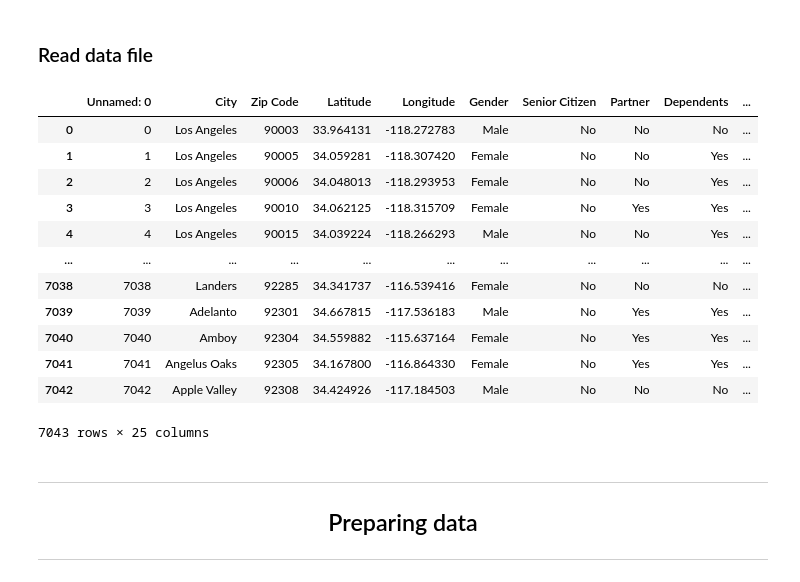
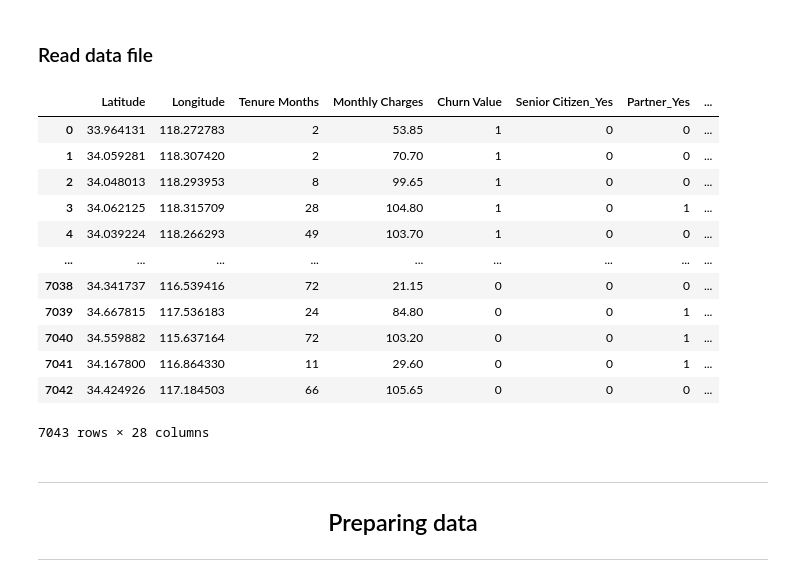
Before and after one commit to ABF-QC/Module2_Project2_team, a Jupyter notebook: notebook/Model3.ipynb, the cells around one changed output. Drawn from its saved outputs; the diff is of its cells as text; code cells hidden in the pictures.

```diff
--- a/notebook/Model3.ipynb
+++ b/notebook/Model3.ipynb
@@ -26,22 +27,22 @@ from sklearn.metrics import classification_report, confusion_matrix, accuracy_sc
 # %% [markdown]
 ### Read data file
 # %%
-churn_df = pd.read_excel('../data/churn_cleaned.xlsx')
+churn_df = pd.read_excel('../data/churn_cleaned_featEng.xlsx')
 churn_df
 # %% [output]
-|  | Unnamed: 0 | City | Zip Code | Latitude | Longitude | Gender | Senior Citizen | Partner | Dependents | ... |
-| 0 | 0 | Los Angeles | 90003 | 33.964131 | -118.272783 | Male | No | No | No | ... |
-| 1 | 1 | Los Angeles | 90005 | 34.059281 | -118.307420 | Female | No | No | Yes | ... |
-| 2 | 2 | Los Angeles | 90006 | 34.048013 | -118.293953 | Female | No | No | Yes | ... |
-| 3 | 3 | Los Angeles | 90010 | 34.062125 | -118.315709 | Female | No | Yes | Yes | ... |
-| 4 | 4 | Los Angeles | 90015 | 34.039224 | -118.266293 | Male | No | No | Yes | ... |
-| ... | ... | ... | ... | ... | ... | ... | ... | ... | ... | ... |
-| 7038 | 7038 | Landers | 92285 | 34.341737 | -116.539416 | Female | No | No | No | ... |
-| 7039 | 7039 | Adelanto | 92301 | 34.667815 | -117.536183 | Male | No | Yes | Yes | ... |
-| 7040 | 7040 | Amboy | 92304 | 34.559882 | -115.637164 | Female | No | Yes | Yes | ... |
-| 7041 | 7041 | Angelus Oaks | 92305 | 34.167800 | -116.864330 | Female | No | Yes | Yes | ... |
-| 7042 | 7042 | Apple Valley | 92308 | 34.424926 | -117.184503 | Male | No | No | No | ... |
+|  | Latitude | Longitude | Tenure Months | Monthly Charges | Churn Value | Senior Citizen_Yes | Partner_Yes | ... |
+| 0 | 33.964131 | 118.272783 | 2 | 53.85 | 1 | 0 | 0 | ... |
+| 1 | 34.059281 | 118.307420 | 2 | 70.70 | 1 | 0 | 0 | ... |
+| 2 | 34.048013 | 118.293953 | 8 | 99.65 | 1 | 0 | 0 | ... |
+| 3 | 34.062125 | 118.315709 | 28 | 104.80 | 1 | 0 | 1 | ... |
+| 4 | 34.039224 | 118.266293 | 49 | 103.70 | 1 | 0 | 0 | ... |
+| ... | ... | ... | ... | ... | ... | ... | ... | ... |
+| 7038 | 34.341737 | 116.539416 | 72 | 21.15 | 0 | 0 | 0 | ... |
+| 7039 | 34.667815 | 117.536183 | 24 | 84.80 | 0 | 0 | 1 | ... |
+| 7040 | 34.559882 | 115.637164 | 72 | 103.20 | 0 | 0 | 1 | ... |
+| 7041 | 34.167800 | 116.864330 | 11 | 29.60 | 0 | 0 | 1 | ... |
+| 7042 | 34.424926 | 117.184503 | 66 | 105.65 | 0 | 0 | 0 | ... |
-7043 rows × 25 columns
+7043 rows × 28 columns
 # %% [markdown]
 ---
 
```
Also changed, not shown: parts of 18 cells of this notebook, 1 other file.
